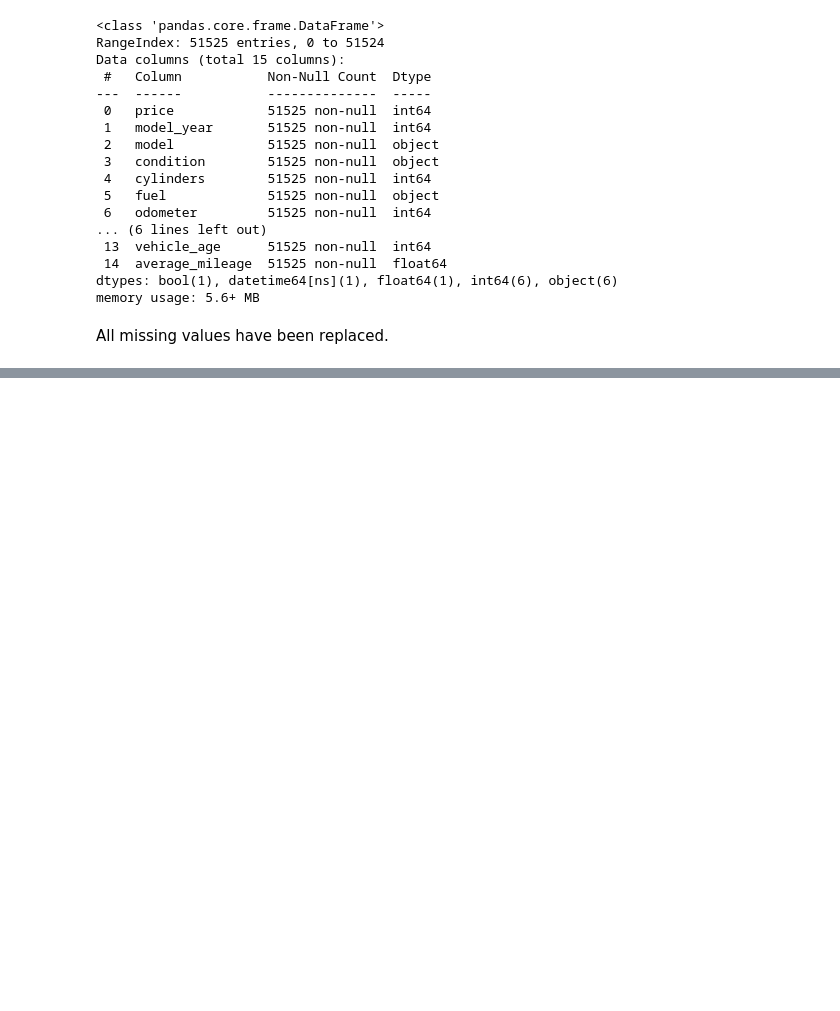
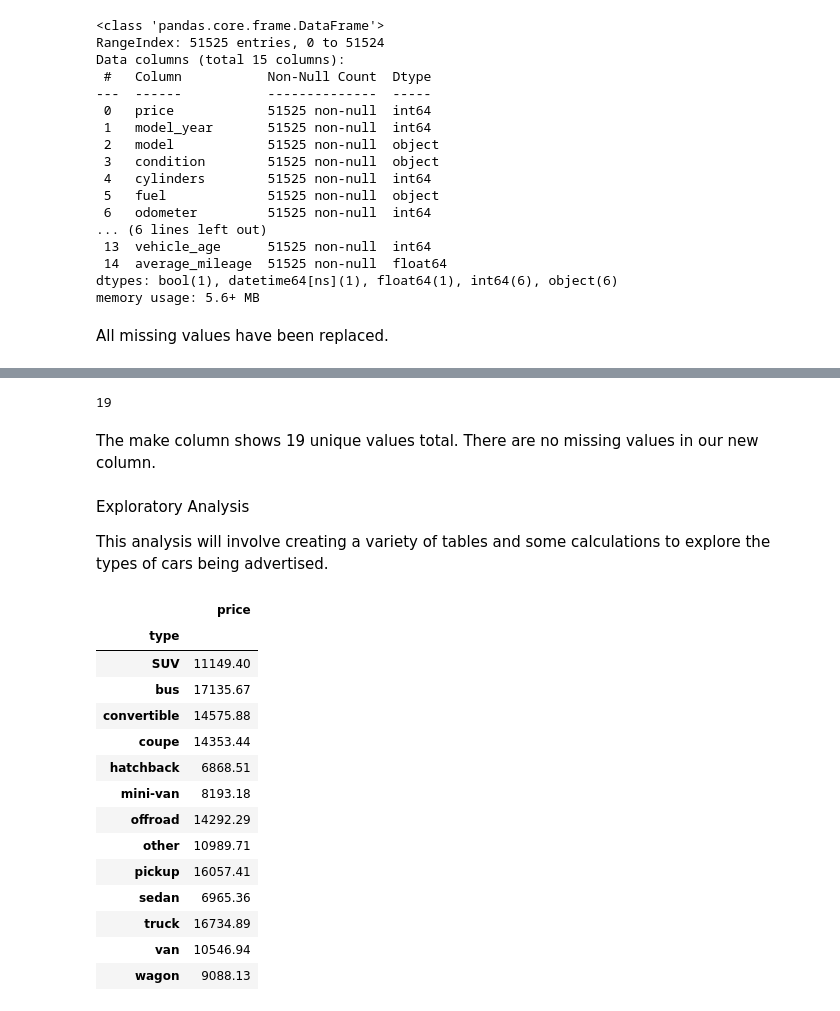
Before and after one commit to mdero002/Sprint_4_Software_Development_Tools, a Jupyter notebook: notebooks/EDA.ipynb, the cells around one changed output, grey strips where cells are left out. Drawn from its saved outputs; the diff is of its cells as text; code cells hidden in the pictures; blank space fills up the shorter version.

```diff
--- a/EDA.ipynb
+++ b/notebooks/EDA.ipynb
@@ -666,0 +665,6 @@ plt.show()
+# %%
+# Create a new column for the make of the vehicle
+df['make'] = df['model'].str.split(' ', expand=True)[0]
+
+# Display the first few rows of the modified dataset
+df.head(10)
@@ -666,0 +709,36 @@ plt.show()
+# %%
+# Check the number of unique values in the make column
+df['make'].nunique()
+# %% [output]
+19
+# %% [markdown]
+The make column shows 19 unique values total. There are no missing values in our new column.
+# %% [markdown]
+Exploratory Analysis
+
+This analysis will involve creating a variety of tables and some calculations to explore the types of cars being advertised.
+# %%
+# Create a pivot table to calculate the average price for each type of vehicle
+pivot_table = df.pivot_table(index='type', values='price', aggfunc='mean')
+
+# Round the values in the pivot table to 2 decimal places
+pivot_table = np.round(pivot_table, 2)
+
+# Display the pivot table
+pivot_table
+# %% [output]
+|  | price |
+| type |  |
+| SUV | 11149.40 |
+| bus | 17135.67 |
+| convertible | 14575.88 |
+| coupe | 14353.44 |
+| hatchback | 6868.51 |
+| mini-van | 8193.18 |
+| offroad | 14292.29 |
+| other | 10989.71 |
+| pickup | 16057.41 |
+| sedan | 6965.36 |
+| truck | 16734.89 |
+| van | 10546.94 |
+| wagon | 9088.13 |
```
Also changed, not shown: parts of 12 cells of this notebook, 2 other files.
